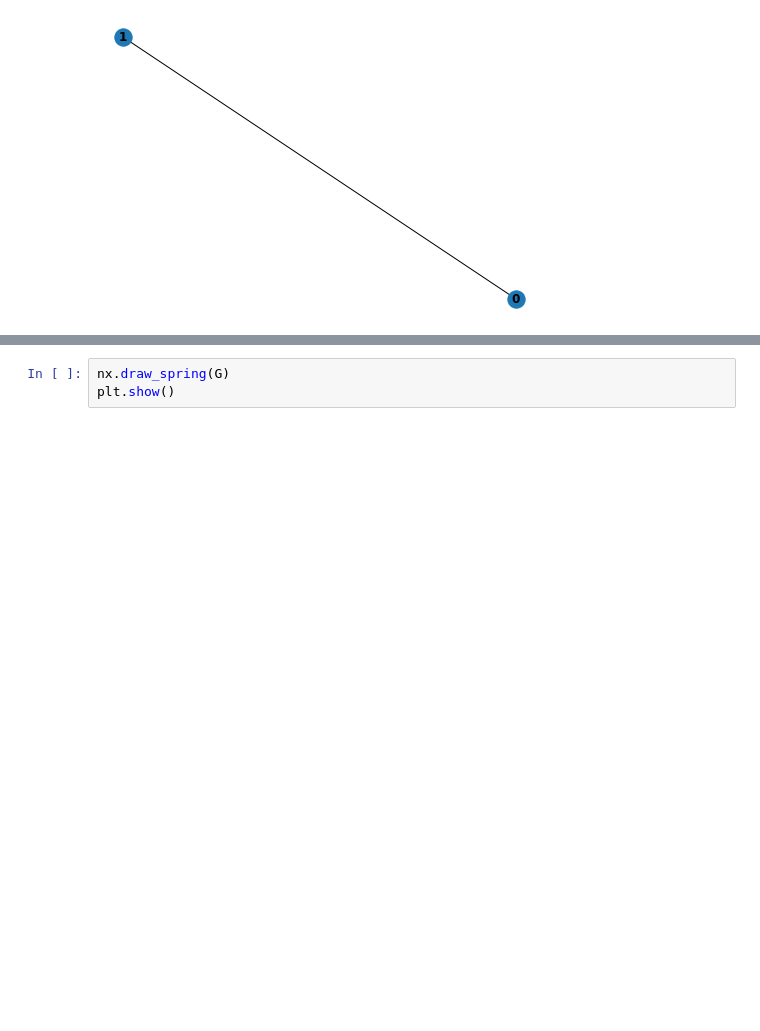
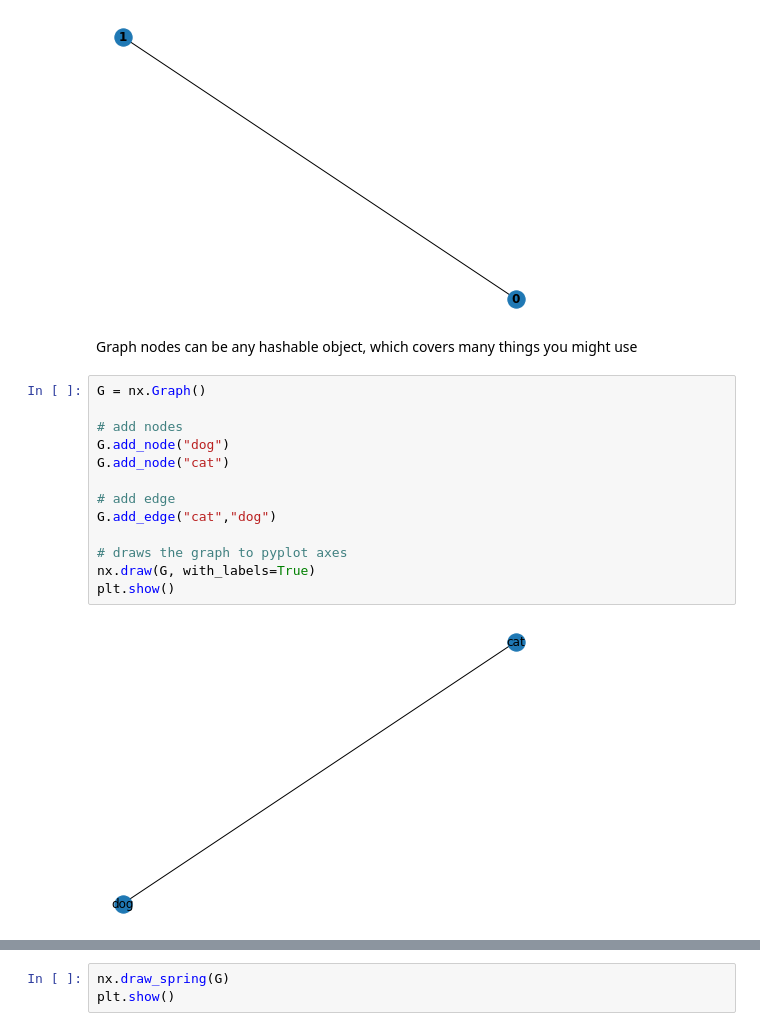
Before and after one commit to caam37830/book, a Jupyter notebook: 05_graphs/networkx.ipynb, the cells around one changed output, grey strips where cells are left out. Cells and saved outputs as stored; diff of their text form; blank space fills up the shorter version.

```diff
--- a/05_graphs/networkx.ipynb
+++ b/05_graphs/networkx.ipynb
@@ -23,3 +34,20 @@ nx.draw(G, with_labels=True, font_weight='bold')
 plt.show()
 # %% [output]
 [figure]
+# %% [markdown]
+Graph nodes can be any hashable object, which covers many things you might use
+# %%
+G = nx.Graph()
+
+# add nodes
+G.add_node("dog")
+G.add_node("cat")
+
+# add edge
+G.add_edge("cat","dog")
+
+# draws the graph to pyplot axes
+nx.draw(G, with_labels=True)
+plt.show()
+# %% [output]
+[figure, added]
```
Also changed, not shown: parts of 46 cells of this notebook, 20 other files.
